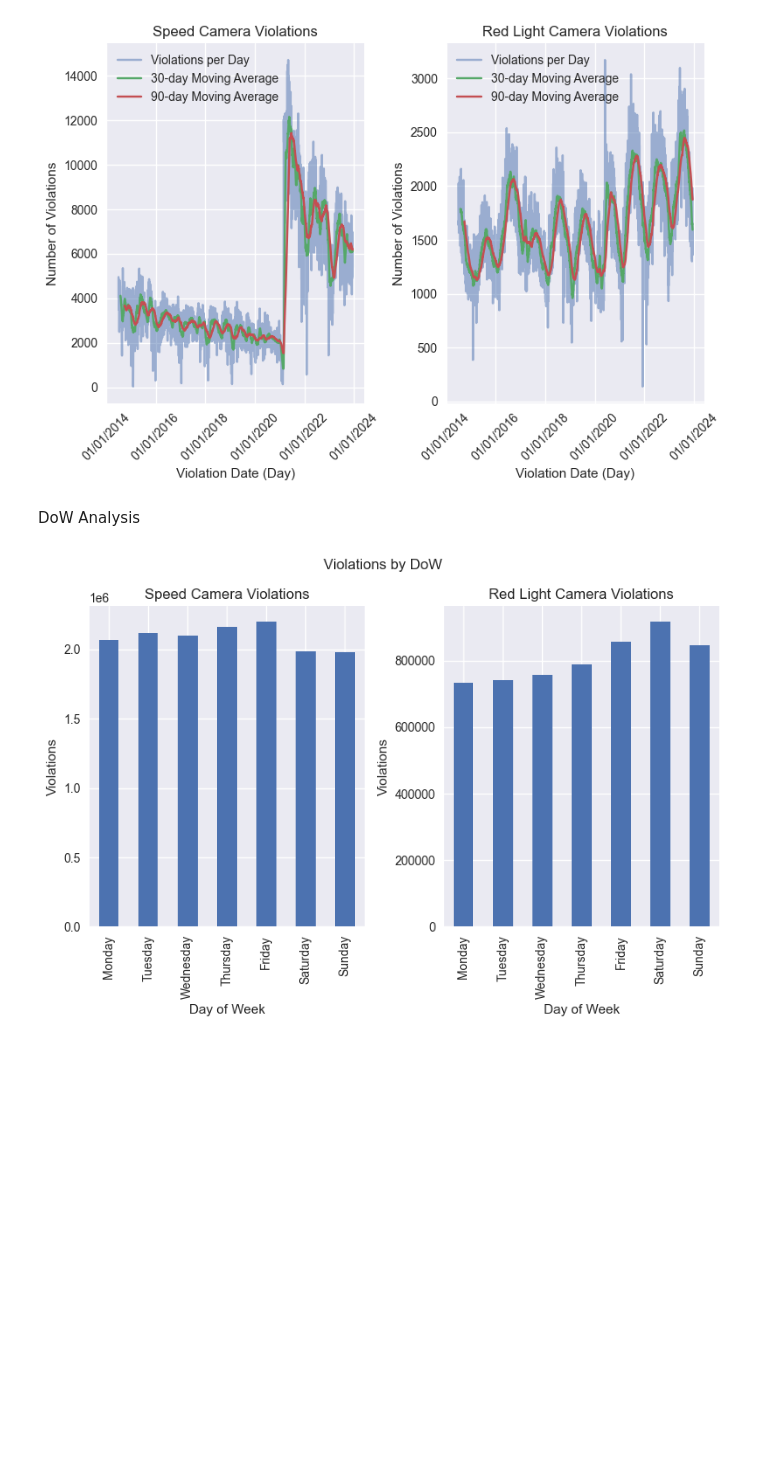
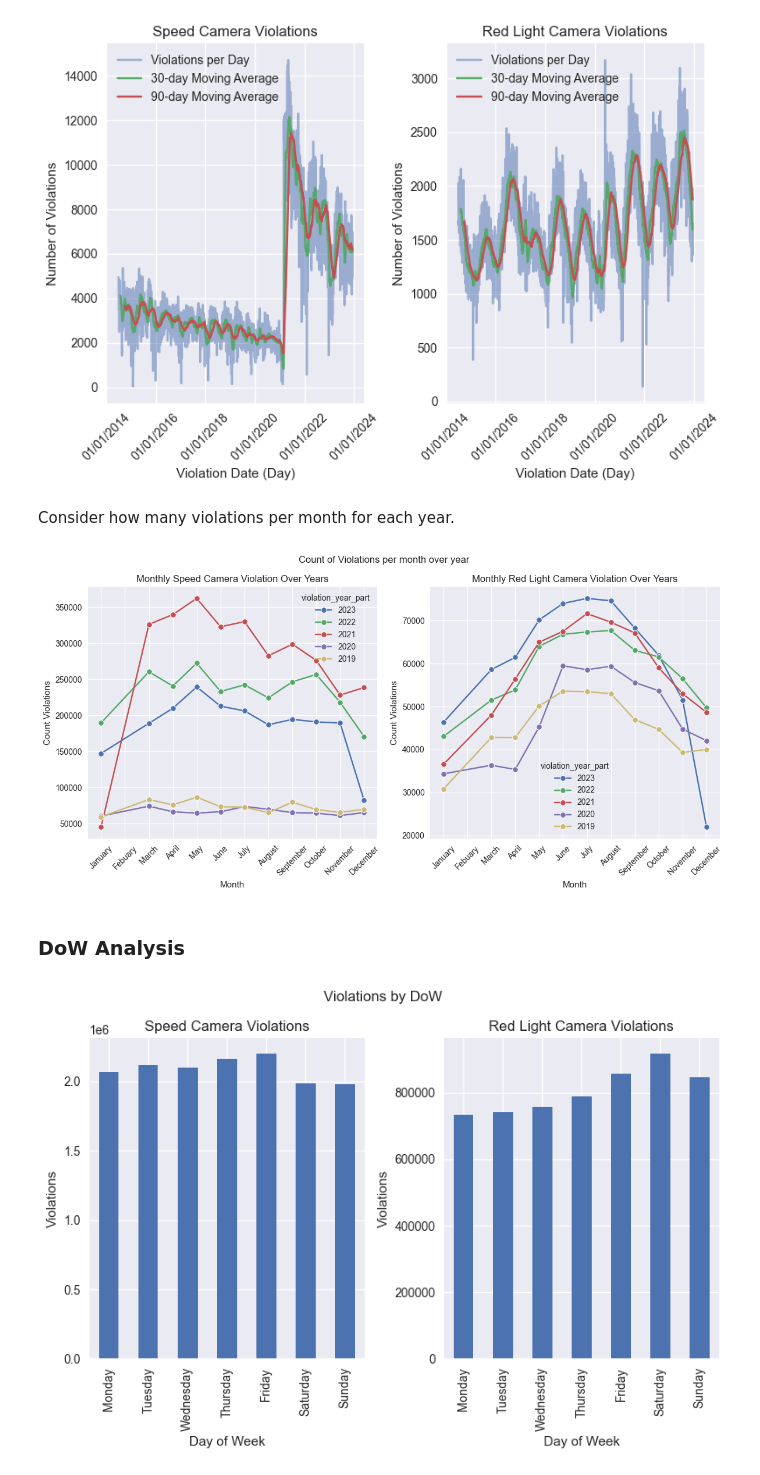
Before and after one commit to crmueller100/chicago-traffic-violations, a Jupyter notebook: analysis.ipynb, the cells around one changed output. Saved outputs shown, nothing was run; the diff lists cells and outputs as text; code cells hidden in the pictures; blank space fills up the shorter version.

Commit message:
added monthly YoY analysis

```diff
--- a/analysis.ipynb
+++ b/analysis.ipynb
@@ -171,5 +173,5 @@ plt.tight_layout()
 plt.show()
 # %% [output]
 [figure]
-# %% [markdown]
-DoW Analysis
+# %% [markdown]
+Consider how many violations per month for each year.
@@ -176,3 +190,41 @@ DoW Analysis
+# %%
+months = ["January", "Febuary", "March", "April", "May", "June", "July", "August", "September", "October", "November", "December"]
+sum_speed_months_by_year['violation_month_part'] = pd.Categorical(sum_speed_months_by_year['violation_month_part'], categories=months, ordered=True)
+
+# Sort the DataFrame by 'violation_month_part'
+sum_speed_months_by_year = sum_speed_months_by_year.sort_values('violation_month_part')
+
+sum_red_light_months_by_year['violation_month_part'] = pd.Categorical(sum_red_light_months_by_year['violation_month_part'], categories=months, ordered=True)
+sum_red_light_months_by_year = sum_red_light_months_by_year.sort_values('violation_month_part')
+# %%
+recent_years = np.sort(sum_speed_months_by_year['violation_year_part'].unique())[-5:]
+
+sum_speed_months_by_year_recent = sum_speed_months_by_year[sum_speed_months_by_year['violation_year_part'].isin(recent_years)]
+sum_red_light_months_by_year_recent = sum_red_light_months_by_year[sum_red_light_months_by_year['violation_year_part'].isin(recent_years)]
+
+fig, ax = plt.subplots(1, 2, figsize=(12, 6))
+
+sns.lineplot(data=sum_speed_months_by_year_recent, x='violation_month_part', y='violations', hue='violation_year_part', marker='o', ax=ax[0])
+
+ax[0].set_xlabel('Month')
+ax[0].set_ylabel('Count Violations')
+ax[0].set_title('Monthly Speed Camera Violation Over Years')
+ax[0].tick_params(axis='x', rotation=45)
+
+sns.lineplot(data=sum_red_light_months_by_year_recent, x='violation_month_part', y='violations', hue='violation_year_part', marker='o', ax=ax[1])
+
+ax[1].set_xlabel('Month')
+ax[1].set_ylabel('Count Violations')
+ax[1].set_title('Monthly Red Light Camera Violation Over Years')
+ax[1].tick_params(axis='x', rotation=45)
+
+plt.suptitle('Count of Violations per month over year')
+plt.tight_layout()
+plt.show()
+# %% [output]
+[figure, added]
+# %% [markdown]
+### DoW Analysis
 # %%
 # Sum violations by day of week
 speed_camera_violations_by_dow = speed_camera_violations_df.groupby(['violation_day_of_week'])['violations'].sum()
```
Also changed, not shown: parts of 2 cells of this notebook.
